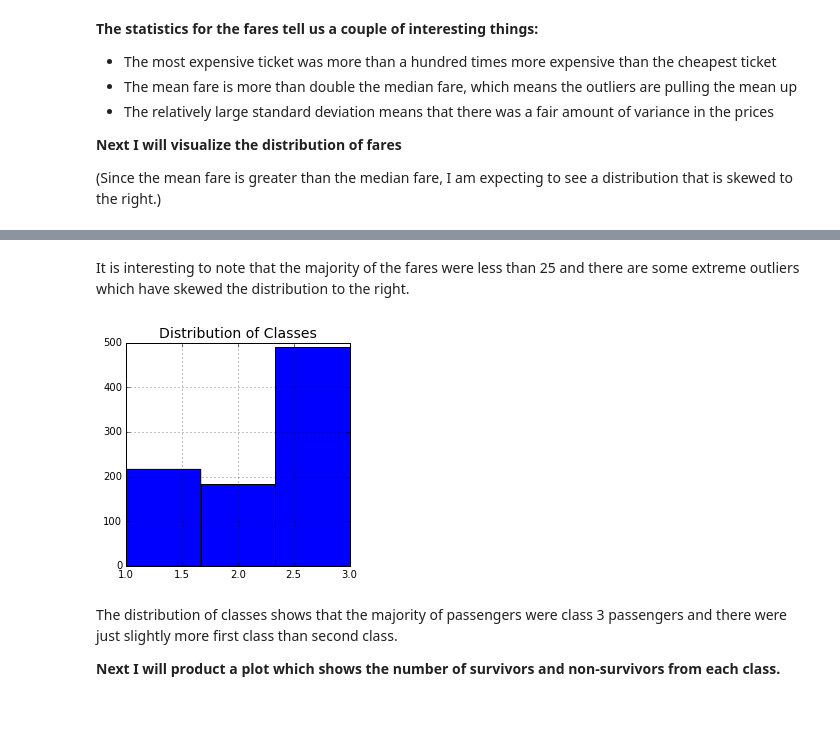
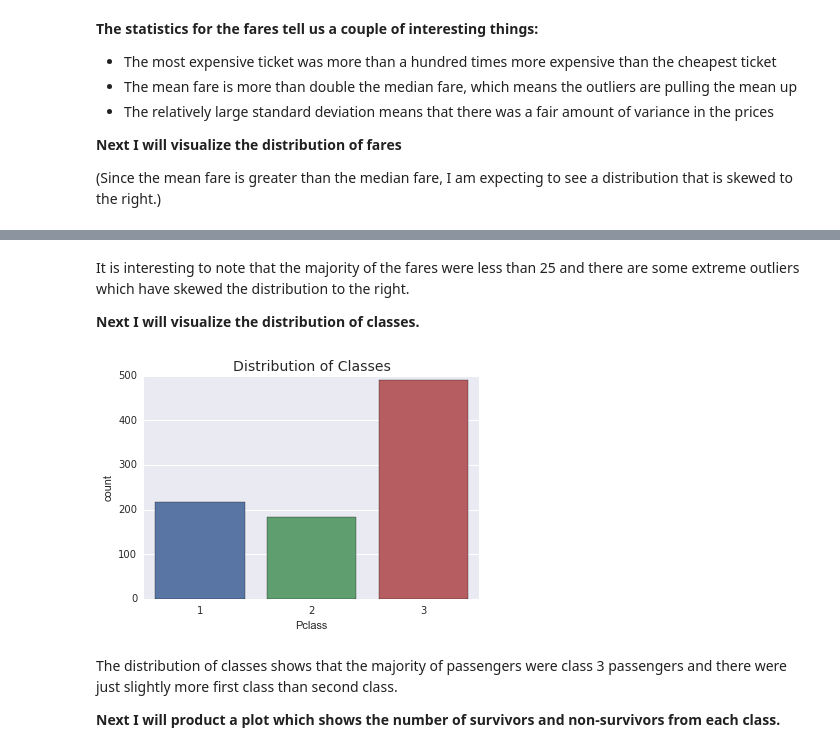
Before and after one commit to JustinHeaton/Titanic-Exploration, a Jupyter notebook: Titanic.ipynb, the cells around one changed output, grey strips where cells are left out. Saved outputs shown, nothing was run; the diff lists cells and outputs as text; code cells hidden in the pictures; blank space fills up the shorter version.

```diff
--- a/Titanic.ipynb
+++ b/Titanic.ipynb
@@ -214,10 +229,12 @@ pl.title('Distribution of fares', fontsize=16);
 # %% [markdown]
 It is interesting to note that the majority of the fares were less than 25 and there are some extreme outliers which have skewed the distribution to the right.
+
+**Next I will visualize the distribution of classes.**
 # %%
-data['Pclass'].hist(figsize=(4,4), bins=3);
+sns.countplot(data['Pclass'])
 pl.title('Distribution of Classes', fontsize=14);
 # %% [output]
-[figure, old version]
+[figure, new version]
 # %% [markdown]
 The distribution of classes shows that the majority of passengers were class 3 passengers and there were just slightly more first class than second class.
 
```
Also changed, not shown: parts of 19 cells of this notebook.
